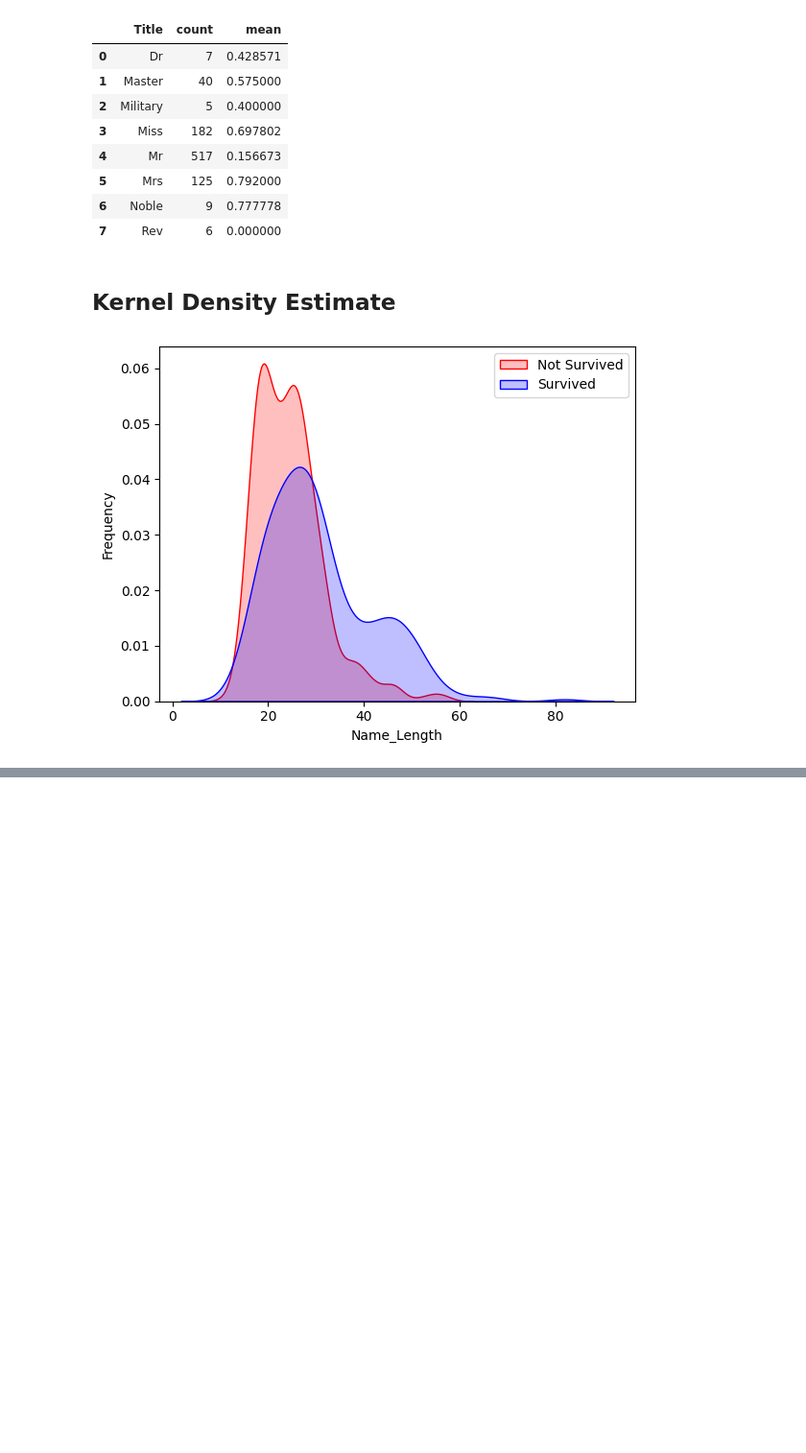
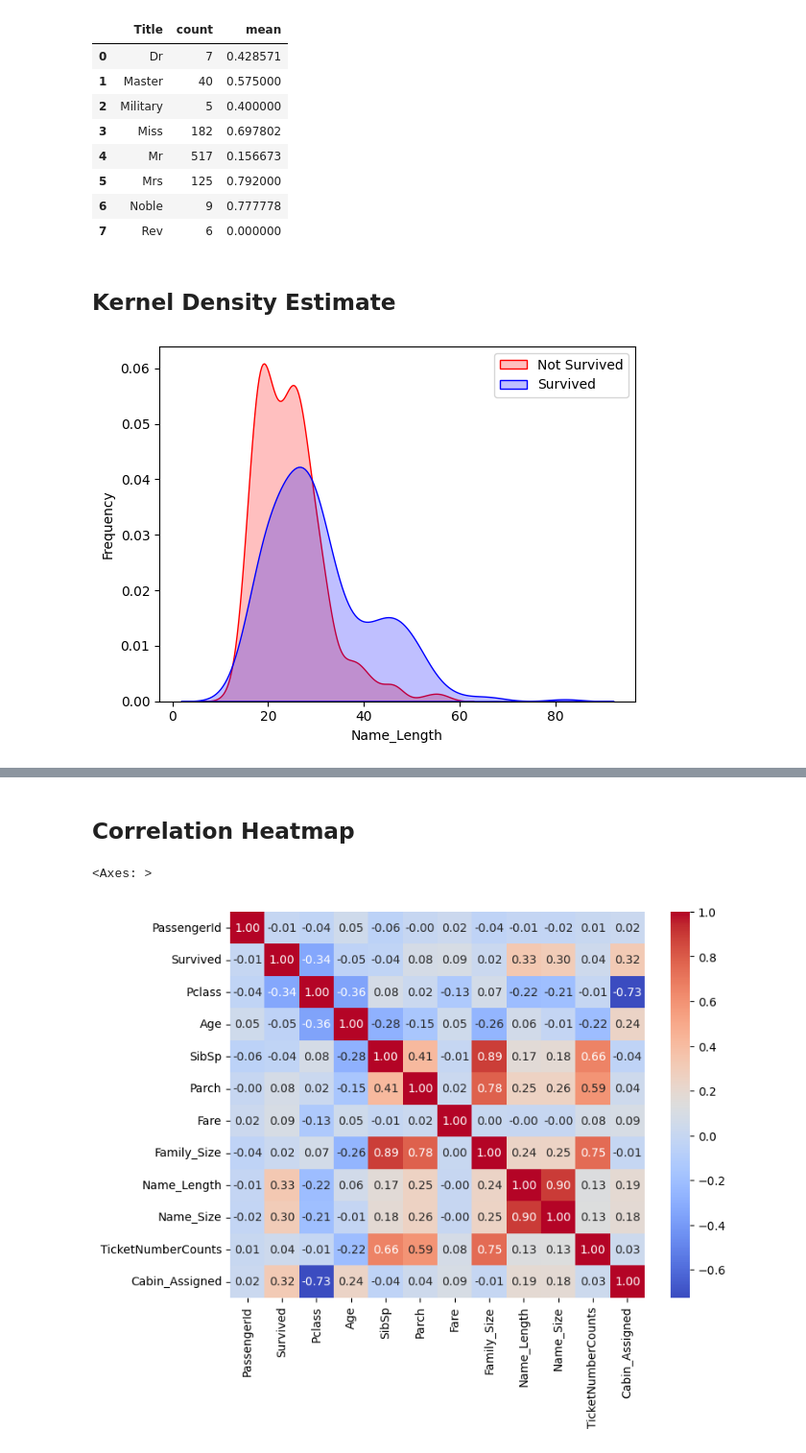
Before and after one commit to Vondent/titanic-ml, a Jupyter notebook: titanic_ML.ipynb, the cells around one changed output, grey strips where cells are left out. Shown: that part at 96% size. Drawn from its saved outputs; the diff is of its cells as text; code cells hidden in the pictures; blank space fills up the shorter version.

Commit message:
Starting Applying Algorithms to train/test data

```diff
--- a/titanic_ML.ipynb
+++ b/titanic_ML.ipynb
@@ -370,0 +513,3 @@ name_plot = name_plot.legend(['Not Survived', 'Survived'])
+# %%
+train_dat['TicketLocation'] = np.where(train_dat['Ticket'].str.split(pat = " ", expand = True)[1].notna(), train_dat['Ticket'].str.split(pat=" ", expand=True)[0].apply(lambda x: x.strip()), 'Blank')
+test_dat['TicketLocation'] = np.where(test_dat['Ticket'].str.split(pat = " ", expand = True)[1].notna(), test_dat['Ticket'].str.split(pat=" ", expand=True)[0].apply(lambda x: x.strip()), 'Blank')
@@ -370,0 +536,26 @@ name_plot = name_plot.legend(['Not Survived', 'Survived'])
+# %%
+train_dat['TicketLocation'] = train_dat['TicketLocation'].replace({
+    'SOTON/O.Q.':'SOTON/OQ',
+    'C.A.':'CA',
+    'CA.':'CA',
+    'SC/PARIS':'SC/Paris',
+    'S.C./PARIS':'SC/Paris',
+    'A/4.':'A/4',
+    'A/5.':'A/5',
+    'A.5.':'A/5',
+    'A./5.':'A/5',
+    'W./C.':'W/C',
+})
+
+test_dat['TicketLocation'] = test_dat['TicketLocation'].replace({
+    'SOTON/O.Q.':'SOTON/OQ',
+    'C.A.':'CA',
+    'CA.':'CA',
+    'SC/PARIS':'SC/Paris',
+    'S.C./PARIS':'SC/Paris',
+    'A/4.':'A/4',
+    'A/5.':'A/5',
+    'A.5.':'A/5',
+    'A./5.':'A/5',
+    'W./C.':'W/C',
+})
@@ -370,0 +586,6 @@ name_plot = name_plot.legend(['Not Survived', 'Survived'])
+# %%
+train_dat['Cabin'] = train_dat['Cabin'].fillna('U')
+train_dat['Cabin'] = pd.Series([i[0] if not pd.isnull(i) else 'x' for i in train_dat['Cabin']])
+
+test_dat['Cabin'] = test_dat['Cabin'].fillna('U')
+test_dat['Cabin'] = pd.Series([i[0] if not pd.isnull(i) else 'x' for i in test_dat['Cabin']])
@@ -370,0 +607,3 @@ name_plot = name_plot.legend(['Not Survived', 'Survived'])
+# %%
+train_dat['Cabin_Assigned'] = train_dat['Cabin'].apply(lambda x: 0 if x in ['U'] else 1)
+test_dat['Cabin_Assigned'] = test_dat['Cabin'].apply(lambda x: 0 if x in ['U'] else 1)
@@ -370,0 +683,11 @@ name_plot = name_plot.legend(['Not Survived', 'Survived'])
+# %% [markdown]
+## Correlation Heatmap
+# %%
+correlation_matrix = train_dat.corr(numeric_only=True)
+
+# Create a heatmap using Seaborn
+plt.figure(figsize=(8, 6))  # Adjust the figure size as needed
+sns.heatmap(correlation_matrix, annot=True, cmap='coolwarm', fmt=".2f")
+# %% [output]
+<Axes: >
+[figure, added]
```
Also changed, not shown: parts of 51 cells of this notebook.
